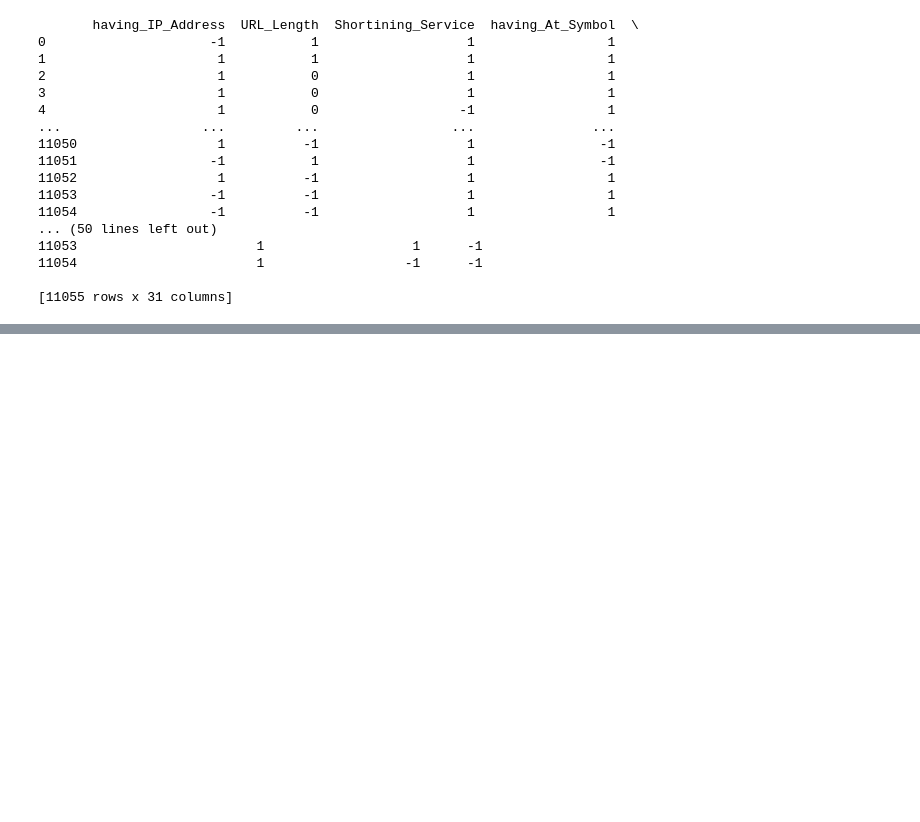
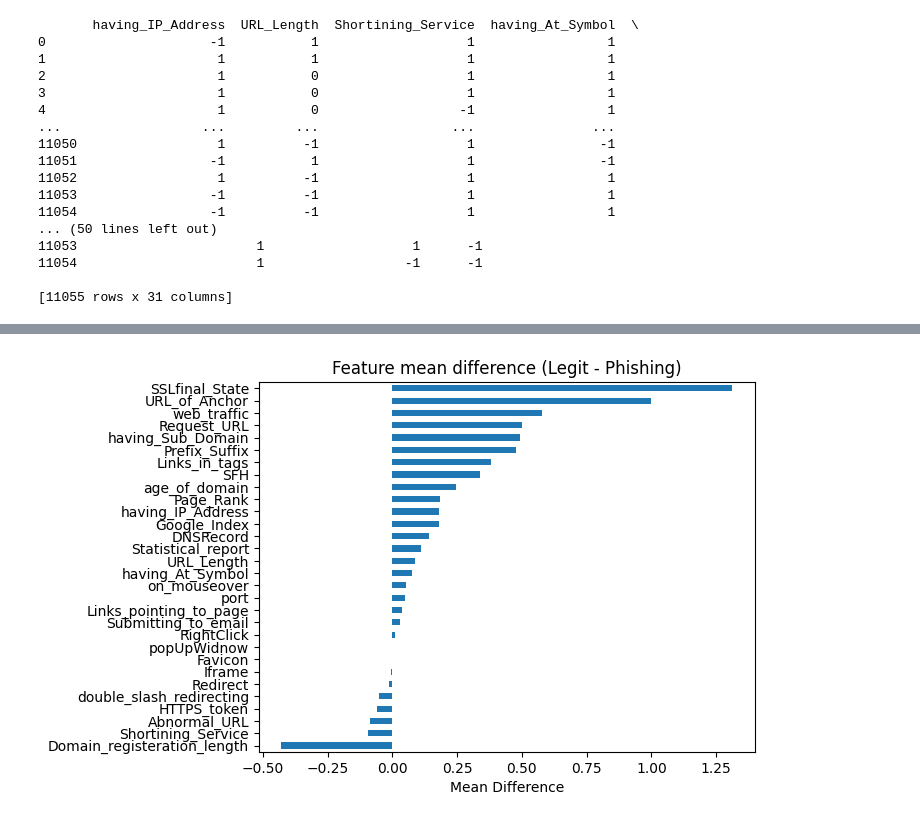
Before and after one commit to SachinHatikankar100/Phishing, a Jupyter notebook: notebook/eda.ipynb, the cells around one changed output, grey strips where cells are left out. Saved outputs shown, nothing was run; the diff lists cells and outputs as text; code cells hidden in the pictures; blank space fills up the shorter version.

```diff
--- a/notebook/eda.ipynb
+++ b/notebook/eda.ipynb
@@ -22,0 +402,16 @@ print(data)
+# %%
+#Calculates the mean difference
+legit = data[data['Result']==1]
+phishing = data[data['Result']==0]
+
+mean_legit = legit.mean()
+mean_phish = phishing.mean()
+
+diff = (mean_legit - mean_phish).drop("Result")
+plt.figure()
+diff.sort_values().plot(kind="barh")
+plt.title("Feature mean difference (Legit - Phishing)")
+plt.xlabel("Mean Difference")
+plt.show()
+# %% [output]
+[figure, added]
```
Also changed, not shown: parts of 29 cells of this notebook.
